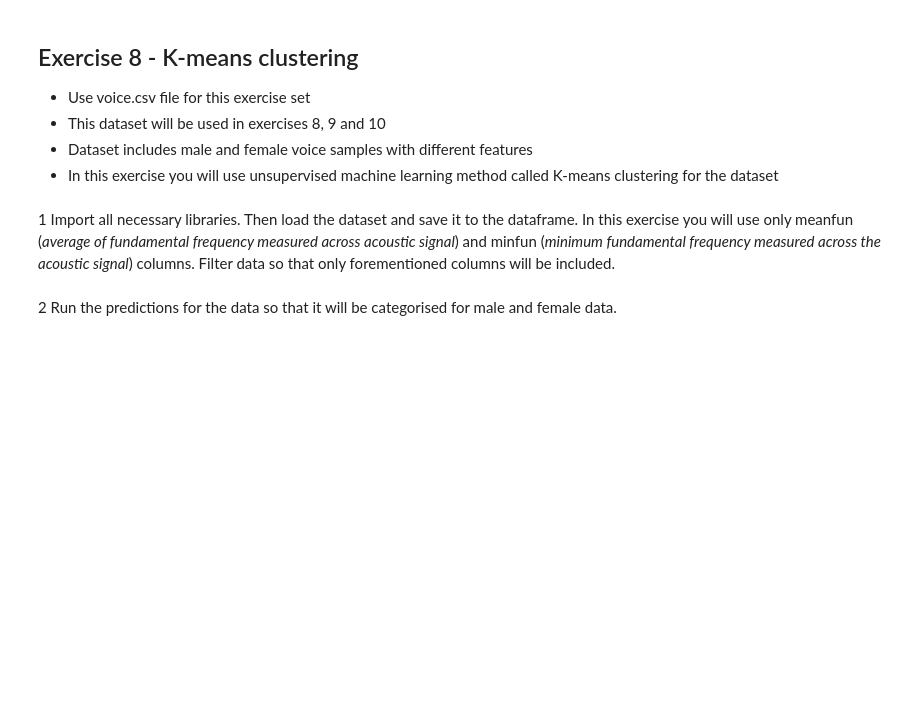
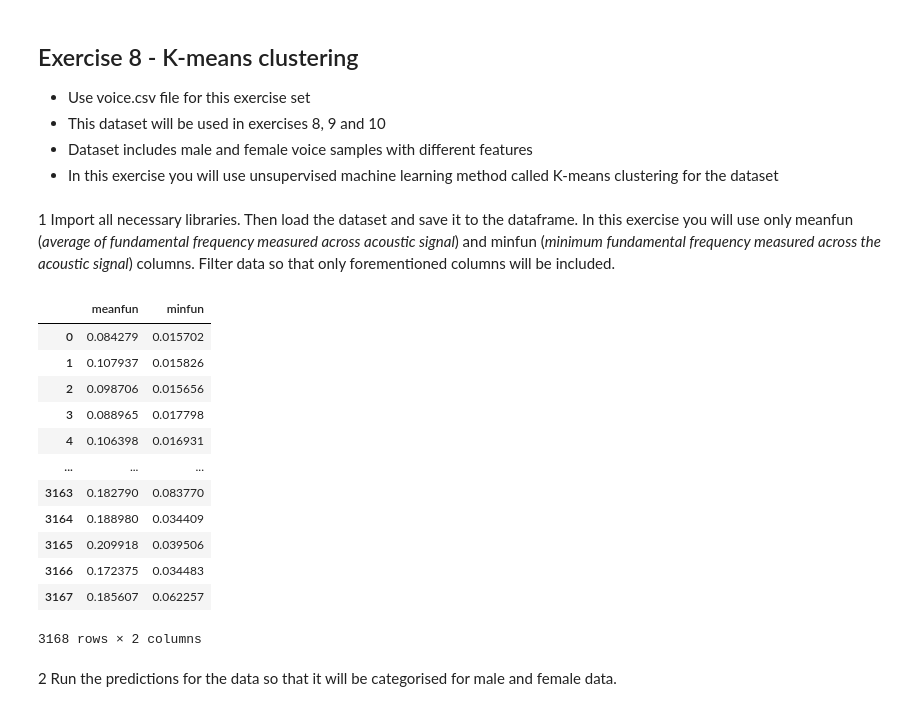
Before and after one commit to jaka-aurora/DAAI-Intro, a Jupyter notebook: Exercises/ex08-K-means-clustering.ipynb, the cells around one changed output. Cells and saved outputs as stored; diff of their text form; code cells hidden in the pictures; blank space fills up the shorter version.

```diff
--- a/Exercises/ex08-K-means-clustering.ipynb
+++ b/Exercises/ex08-K-means-clustering.ipynb
@@ -7,5 +7,31 @@
 - In this exercise you will use unsupervised machine learning method called K-means clustering for the dataset
 # %% [markdown]
 1 Import all necessary libraries. Then load the dataset and save it to the dataframe. In this exercise you will use only meanfun (*average of fundamental frequency measured across acoustic signal*) and minfun (*minimum fundamental frequency measured across the acoustic signal*) columns. Filter data so that only forementioned columns will be included.
+# %%
+import pandas as pd
+import matplotlib.pyplot as plt
+from sklearn.cluster import KMeans
+from sklearn import metrics
+import seaborn as sns
+
+data = pd.read_csv("data_files/voice.csv", delimiter=",")
+
+data_filtered = data[["meanfun","minfun"]]
+
+data_filtered
+# %% [output]
+|  | meanfun | minfun |
+| 0 | 0.084279 | 0.015702 |
+| 1 | 0.107937 | 0.015826 |
+| 2 | 0.098706 | 0.015656 |
+| 3 | 0.088965 | 0.017798 |
+| 4 | 0.106398 | 0.016931 |
+| ... | ... | ... |
+| 3163 | 0.182790 | 0.083770 |
+| 3164 | 0.188980 | 0.034409 |
+| 3165 | 0.209918 | 0.039506 |
+| 3166 | 0.172375 | 0.034483 |
+| 3167 | 0.185607 | 0.062257 |
+3168 rows × 2 columns
 # %% [markdown]
 2 Run the predictions for the data so that it will be categorised for male and female data.
```
Also changed, not shown: parts of 3 cells of this notebook, 4 other files.
